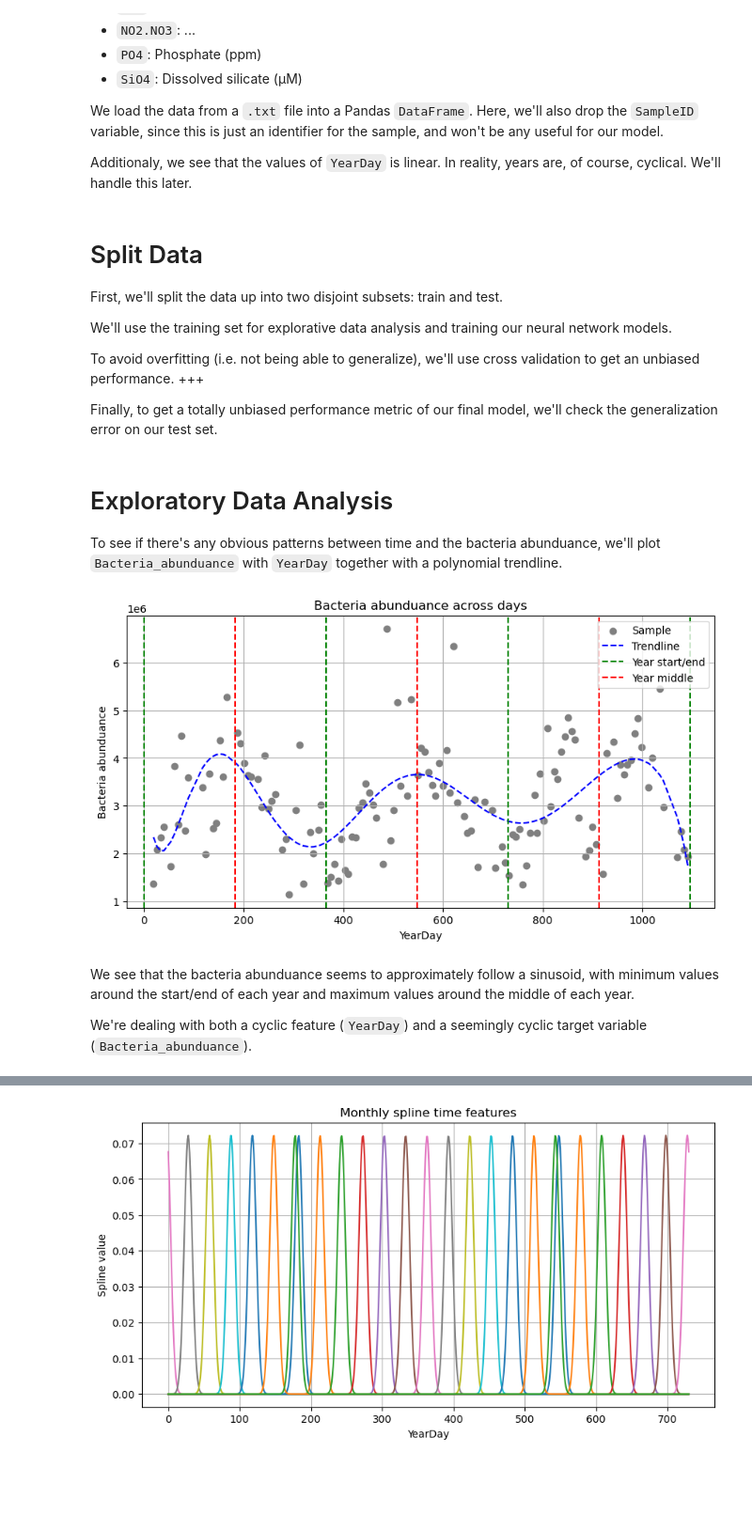
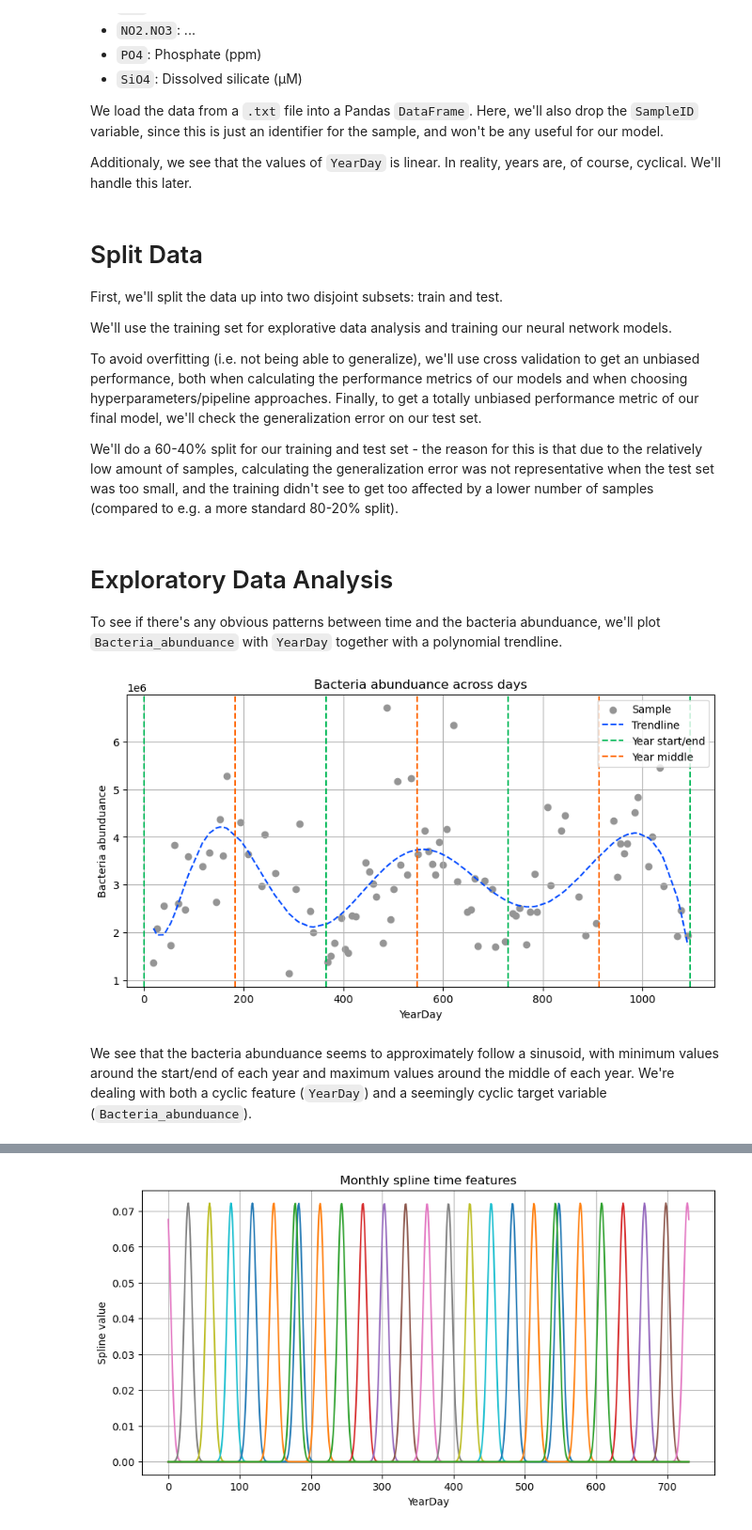
Before and after one commit to jonassterud/OCES5303_A2, a Jupyter notebook: ass2_oces5303_21335836.ipynb, the cells around one changed output, grey strips where cells are left out. Shown at 94% size. Drawn from its saved outputs; the diff is of its cells as text; code cells hidden in the pictures; blank space fills up the shorter version.

```diff
--- a/ass2_oces5303_21335836.ipynb
+++ b/ass2_oces5303_21335836.ipynb
@@ -106,6 +93,17 @@ from skorch import NeuralNetRegressor
 pio.templates.default = "plotly_dark"
 seed = int(9000 + 0.0001)
 _ = torch.manual_seed(seed)
+
+## Colors
+
+RED = "#FF6200"
+RED_TRANSPARENT = "#FF6200A7"
+GREEN = "#00B755"
+GREEN_TRANSPARENT = "#00B755A7"
+BLUE = "#0048FF"
+BLUE_TRANSPARENT = "#0048FFA7"
+GREY = "#959595"
+GREY_TRANSPARENT = "#959595A7"
 # %% [markdown]
 <h1>Parsing</h1>
 
@@ -155,19 +153,19 @@ We'll use the training set for explorative data analysis and training our neural
 </p>
 
 <p>
-To avoid overfitting (i.e. not being able to generalize), we'll use cross validation to get an unbiased performance. +++
+To avoid overfitting (i.e. not being able to generalize), we'll use cross validation to get an unbiased performance, both when calculating the performance metrics of our models and when choosing hyperparameters/pipeline approaches. Finally, to get a totally unbiased performance metric of our final model, we'll check the generalization error on our test set.
 </p>
 
 <p>
-Finally, to get a totally unbiased performance metric of our final model, we'll check the generalization error on our test set.
+We'll do a 60-40% split for our training and test set - the reason for this is that due to the relatively low amount of samples, calculating the generalization error was not representative when the test set was too small, and the training didn't see to get too affected by a lower number of samples (compared to e.g. a more standard 80-20% split).
 </p>
 # %%
-## Split data (85%, 15%)
+## Split data (60%, 40%)
 
 X = df.drop(columns = ["Bacteria_abundance"])
 y = df["Bacteria_abundance"]
 
-X_train, X_test, y_train, y_test = train_test_split(X, y, train_size = 0.85, random_state = seed)
+X_train, X_test, y_train, y_test = train_test_split(X, y, train_size = 0.60, random_state = seed)
 
 ## Combined train set (for visualization)
 
@@ -181,40 +179,36 @@ To see if there's any obvious patterns between time and the bacteria abunduance,
 # %%
 ## Sort data and create polynomial trendline
 
 df_viz = Xy_train.sort_values(by="YearDay")
 poly = np.poly1d(np.polyfit(df_viz["YearDay"], df_viz["Bacteria_abundance"], 9))
 
 ## Display data and trendline
 
 plt.figure(figsize=(10, 5))
-plt.scatter(df_viz["YearDay"], df_viz["Bacteria_abundance"], c="grey", label="Sample")
-plt.plot(df_viz["YearDay"], poly(df_viz["YearDay"]), "b--", label="Trendline")
+plt.scatter(df_viz["YearDay"], df_viz["Bacteria_abundance"], c=GREY, label="Sample")
+plt.plot(df_viz["YearDay"], poly(df_viz["YearDay"]), c=BLUE, ls="--", label="Trendline")
 
-plt.axvline(x=365*0, color='g', linestyle='--', label="")
-plt.axvline(x=365*1, color='g', linestyle='--', label="")
-plt.axvline(x=365*2, color='g', linestyle='--', label="")
-plt.axvline(x=365*3, color='g', linestyle='--', label="Year start/end")
+plt.axvline(x=365*0, color=GREEN, ls='--', label="")
+plt.axvline(x=365*1, color=GREEN, ls='--', label="")
+plt.axvline(x=365*2, color=GREEN, ls='--', label="")
+plt.axvline(x=365*3, color=GREEN, ls='--', label="Year start/end")
 
-plt.axvline(x=365*0+182.5, color='r', linestyle='--', label="")
-plt.axvline(x=365*1+182.5, color='r', linestyle='--', label="")
-plt.axvline(x=365*2+182.5, color='r', linestyle='--', label="Year middle")
+plt.axvline(x=365*0+182.5, color=RED, ls='--', label="")
+plt.axvline(x=365*1+182.5, color=RED, ls='--', label="")
+plt.axvline(x=365*2+182.5, color=RED, ls='--', label="Year middle")
 
 plt.xlabel("YearDay")
 plt.ylabel("Bacteria abunduance")
 plt.title(f"Bacteria abunduance across days")
 plt.legend()
 plt.grid()
 plt.show()
 # %% [output]
-[figure, old version]
+[figure, new version]
 # %% [markdown]
 <p>
-We see that the bacteria abunduance seems to approximately follow a sinusoid, with minimum values around the start/end of each year and maximum values around the middle of each year.
+We see that the bacteria abunduance seems to approximately follow a sinusoid, with minimum values around the start/end of each year and maximum values around the middle of each year. We're dealing with both a cyclic feature (<code>YearDay</code>) and a seemingly cyclic target variable (<code>Bacteria_abunduance</code>).
 </p>
-
-<p>
-We're dealing with both a cyclic feature (<code>YearDay</code>) and a seemingly cyclic target variable (<code>Bacteria_abunduance</code>).
-</p>
 # %% [markdown]
 <h1>Cyclic Features</h1>
 
```
Also changed, not shown: parts of 22 cells of this notebook.
